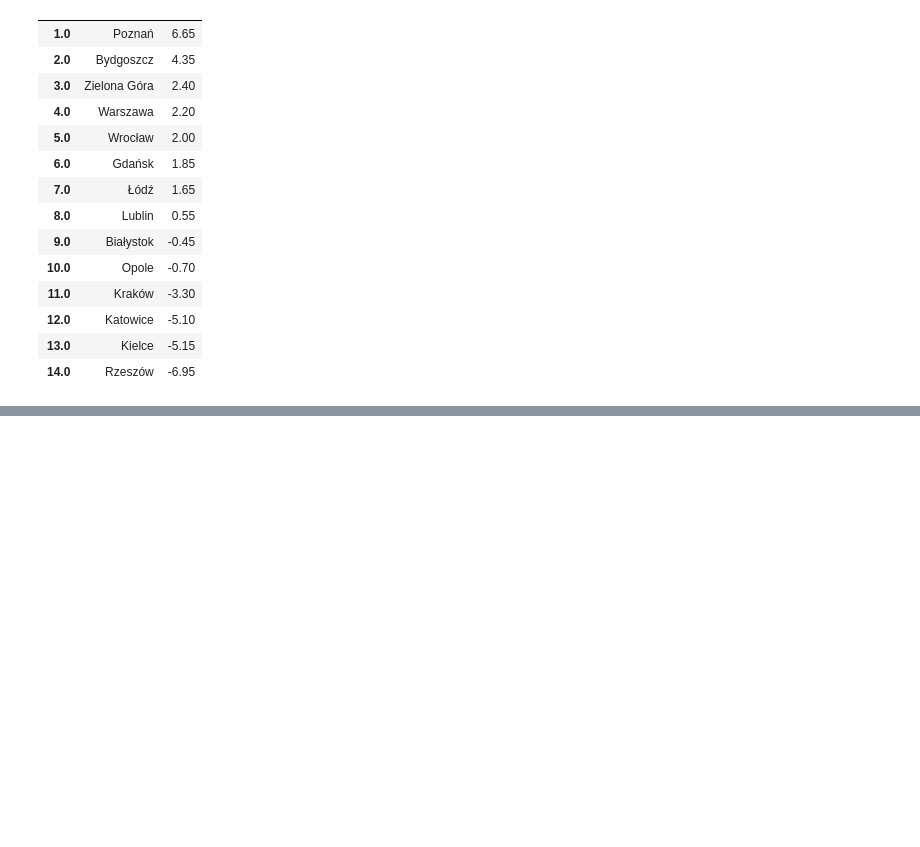
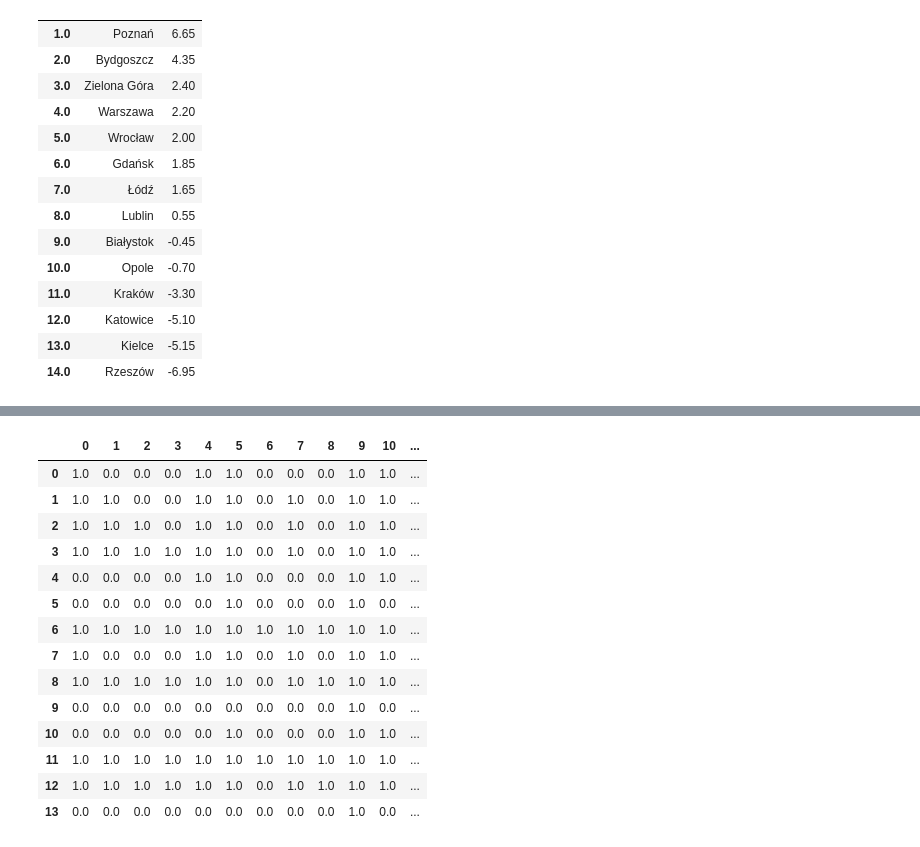
Before and after one commit to majsterkovic/iswd-project-2, a Jupyter notebook: demo.ipynb, the cells around one changed output, grey strips where cells are left out. Cells and saved outputs as stored; diff of their text form; code cells hidden in the pictures; blank space fills up the shorter version.

```diff
--- a/demo.ipynb
+++ b/demo.ipynb
@@ -392,0 +413,39 @@ intersect_rankings(pi_array_ext_df)
+# %%
+# marginal concordance for gain-type criterion
+q = 0
+p = 0
+v = 0
+
+def c(a,b, q,p,v, df, criterion):
+
+    def g(variant):
+        return df.loc[variant, criterion]
+
+    if g(a) - g(b) >= -q:
+        return 1
+    if g(a) - g(b) < -p:
+        return 0
+    return (p - (g(b) - g(a))) / (p - q)
+# %%
+concordance_arr = np.zeros((df.shape[0], df.shape[0]))
+
+for a, b in np.ndindex(concordance_arr.shape):
+    concordance_arr[a, b] = c(a, b, q, p, v, df, 'Liczba ludności')
+
+pd.DataFrame(concordance_arr)
+# %% [output]
+|  | 0 | 1 | 2 | 3 | 4 | 5 | 6 | 7 | 8 | 9 | 10 | ... |
+| 0 | 1.0 | 0.0 | 0.0 | 0.0 | 1.0 | 1.0 | 0.0 | 0.0 | 0.0 | 1.0 | 1.0 | ... |
+| 1 | 1.0 | 1.0 | 0.0 | 0.0 | 1.0 | 1.0 | 0.0 | 1.0 | 0.0 | 1.0 | 1.0 | ... |
+| 2 | 1.0 | 1.0 | 1.0 | 0.0 | 1.0 | 1.0 | 0.0 | 1.0 | 0.0 | 1.0 | 1.0 | ... |
+| 3 | 1.0 | 1.0 | 1.0 | 1.0 | 1.0 | 1.0 | 0.0 | 1.0 | 0.0 | 1.0 | 1.0 | ... |
+| 4 | 0.0 | 0.0 | 0.0 | 0.0 | 1.0 | 1.0 | 0.0 | 0.0 | 0.0 | 1.0 | 1.0 | ... |
+| 5 | 0.0 | 0.0 | 0.0 | 0.0 | 0.0 | 1.0 | 0.0 | 0.0 | 0.0 | 1.0 | 0.0 | ... |
+| 6 | 1.0 | 1.0 | 1.0 | 1.0 | 1.0 | 1.0 | 1.0 | 1.0 | 1.0 | 1.0 | 1.0 | ... |
+| 7 | 1.0 | 0.0 | 0.0 | 0.0 | 1.0 | 1.0 | 0.0 | 1.0 | 0.0 | 1.0 | 1.0 | ... |
+| 8 | 1.0 | 1.0 | 1.0 | 1.0 | 1.0 | 1.0 | 0.0 | 1.0 | 1.0 | 1.0 | 1.0 | ... |
+| 9 | 0.0 | 0.0 | 0.0 | 0.0 | 0.0 | 0.0 | 0.0 | 0.0 | 0.0 | 1.0 | 0.0 | ... |
+| 10 | 0.0 | 0.0 | 0.0 | 0.0 | 0.0 | 1.0 | 0.0 | 0.0 | 0.0 | 1.0 | 1.0 | ... |
+| 11 | 1.0 | 1.0 | 1.0 | 1.0 | 1.0 | 1.0 | 1.0 | 1.0 | 1.0 | 1.0 | 1.0 | ... |
+| 12 | 1.0 | 1.0 | 1.0 | 1.0 | 1.0 | 1.0 | 0.0 | 1.0 | 1.0 | 1.0 | 1.0 | ... |
+| 13 | 0.0 | 0.0 | 0.0 | 0.0 | 0.0 | 0.0 | 0.0 | 0.0 | 0.0 | 1.0 | 0.0 | ... |
```
Also changed, not shown: parts of 7 cells of this notebook.
